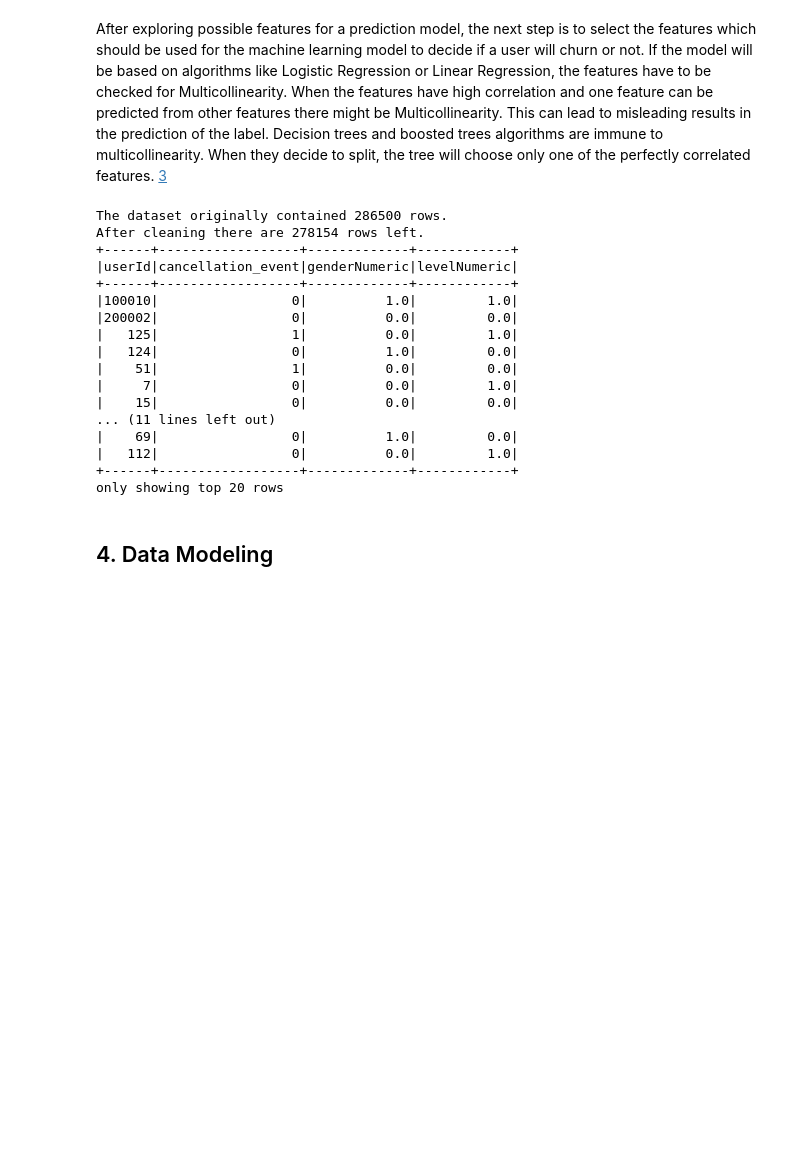
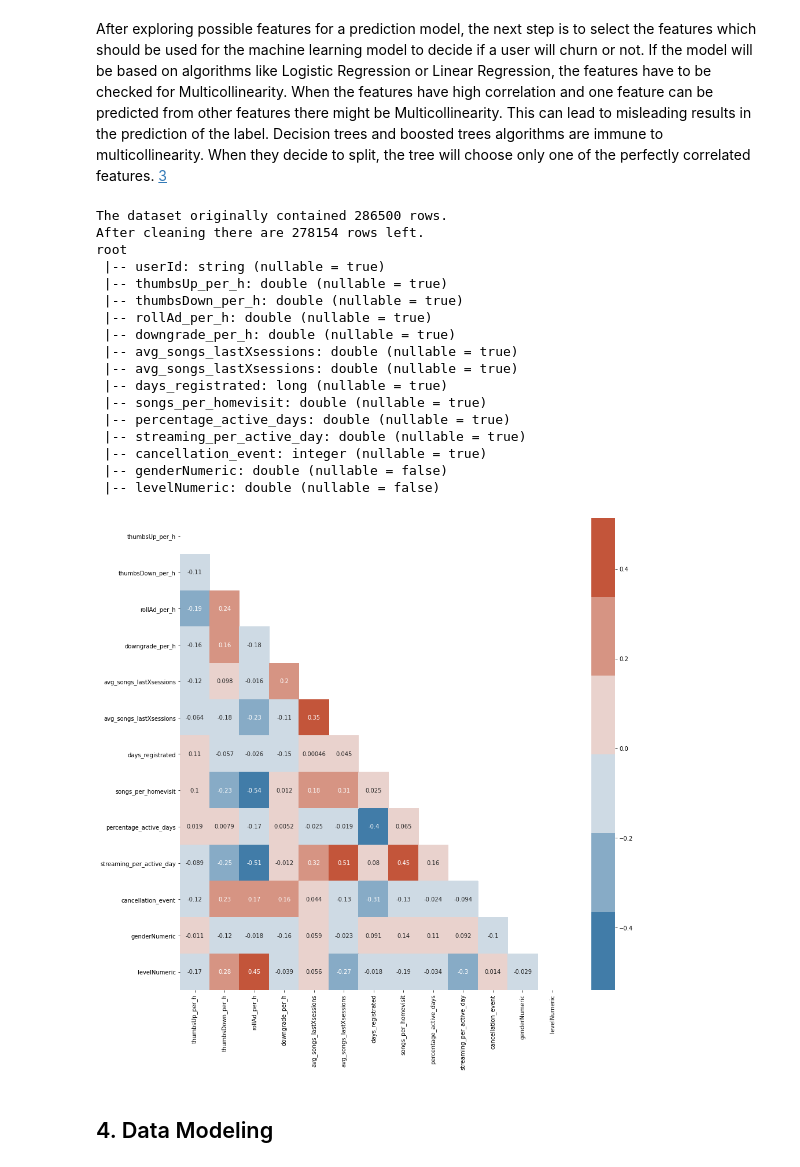
Before and after one commit to LeopoldWalther/SparkChurnDetection, a Jupyter notebook: Sparkify.ipynb, the cells around one changed output. Cells and saved outputs as stored; diff of their text form; code cells hidden in the pictures; blank space fills up the shorter version.

Commit message:
feat: Add functions to create labeled data including all features

```diff
--- a/Sparkify.ipynb
+++ b/Sparkify.ipynb
@@ -923,29 +1117,54 @@ def convert_to_numeric(labeled_data, categegorical_column):
+# %%
+def label_data(feature_df, labeled_df):
+    '''
+    Function to label users as churned/not churned
+    '''
+    data_df = feature_df.join(labeled_df, on=['userId'], how='inner')
+
+    return data_df
 # %%
 user_log_clean = clean_dataset(user_log)
 
 labeled_df = create_churn_label(user_log_clean)
 
-# feature_df = create_features(user_log_clean)
+feature_df = create_features(user_log_clean)
 
-# join feature_df and labeled_df
+data_df = label_data(feature_df, labeled_df)
+
+data_df.printSchema()
 # %% [output]
 The dataset originally contained 286500 rows.
 After cleaning there are 278154 rows left.
-+------+------------------+-------------+------------+
-|userId|cancellation_event|genderNumeric|levelNumeric|
-+------+------------------+-------------+------------+
-|100010|                 0|          1.0|         1.0|
-|200002|                 0|          0.0|         0.0|
-|   125|                 1|          0.0|         1.0|
-|   124|                 0|          1.0|         0.0|
-|    51|                 1|          0.0|         0.0|
-|     7|                 0|          0.0|         1.0|
-|    15|                 0|          0.0|         0.0|
-... (11 lines left out)
-|    69|                 0|          1.0|         0.0|
-|   112|                 0|          0.0|         1.0|
-+------+------------------+-------------+------------+
-only showing top 20 rows
+root
+ |-- userId: string (nullable = true)
+ |-- thumbsUp_per_h: double (nullable = true)
+ |-- thumbsDown_per_h: double (nullable = true)
+ |-- rollAd_per_h: double (nullable = true)
+ |-- downgrade_per_h: double (nullable = true)
+ |-- avg_songs_lastXsessions: double (nullable = true)
+ |-- avg_songs_lastXsessions: double (nullable = true)
+ |-- days_registrated: long (nullable = true)
+ |-- songs_per_homevisit: double (nullable = true)
+ |-- percentage_active_days: double (nullable = true)
+ |-- streaming_per_active_day: double (nullable = true)
+ |-- cancellation_event: integer (nullable = true)
+ |-- genderNumeric: double (nullable = false)
+ |-- levelNumeric: double (nullable = false)
+# %%
+data_pd = data_df.toPandas()
+corrMatrix = data_pd.corr()
+
+
+# create mask for upper triangle as in https://seaborn.pydata.org/examples/many_pairwise_correlations.html
+mask = np.triu(np.ones_like(corrMatrix, dtype=np.bool))
+
+# custom diverging colormap
+cmap = sns.diverging_palette(240, 20)
+plt.figure(figsize=(15,15))
+sns.heatmap(corrMatrix, annot=True, cmap=cmap, mask=mask)
+plt.show()
+# %% [output]
+[figure, added]
 # %%
 # create feature dataframe
 pyspark_df = user_log_valid
```
Also changed, not shown: parts of 2 cells of this notebook.
